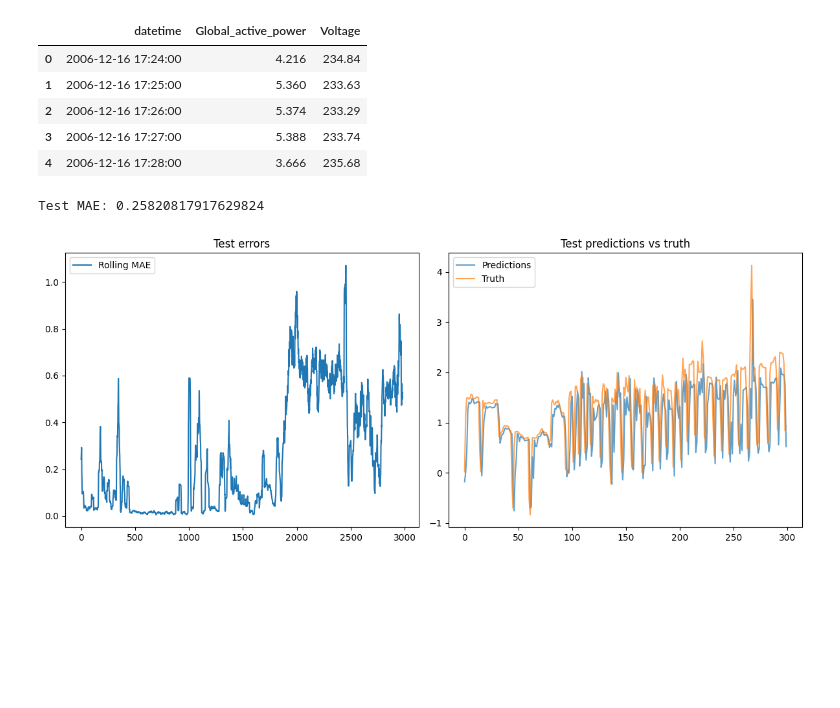
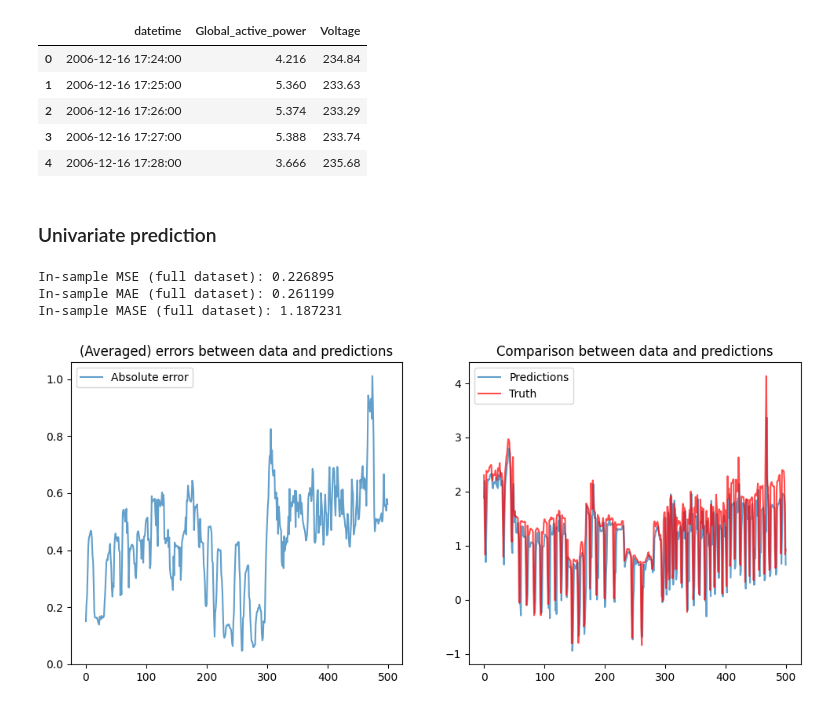
Before and after one commit to raphfaur/ctw, a Jupyter notebook: benchmark_bivariate.ipynb, the cells around one changed output. Cells and saved outputs as stored; diff of their text form; code cells hidden in the pictures; blank space fills up the shorter version.

```diff
--- a/benchmark_bivariate.ipynb
+++ b/benchmark_bivariate.ipynb
@@ -229,76 +225,18 @@ df.head()
 | 2 | 2006-12-16 17:26:00 | 5.374 | 233.29 |
 | 3 | 2006-12-16 17:27:00 | 5.388 | 233.74 |
 | 4 | 2006-12-16 17:28:00 | 3.666 | 235.68 |
+# %% [markdown]
+### Univariate prediction
 # %%
-n_samples = 10_000
-max_depth = 3
-order = 2
-
 seq_x = np.array(df["Global_active_power"][:n_samples], dtype=float)
 seq_y = np.array(df["Voltage"][:n_samples], dtype=float)
 
-# normalisation
-seq_x = (seq_x - np.mean(seq_x)) / np.std(seq_x)
-seq_y = (seq_y - np.mean(seq_y)) / np.std(seq_y)
-
-# split chronologique
-split_idx = int(0.7 * len(seq_x))
-
-x_train, x_test = seq_x[:split_idx], seq_x[split_idx:]
-y_train, y_test = seq_y[:split_idx], seq_y[split_idx:]
-qx = np.quantile(x_train, [0.33, 0.66])
-qy = np.quantile(y_train, [0.33, 0.66])
-thresholds = np.array([qx, qy], dtype=float)
-
-bq = BivariateQuantizer(thresholds=thresholds)
-tree = BivariateARTree(order=order, max_depth=max_depth, quantizer=bq, beta=0.5)
-
-# train
-for x_i, y_i in zip(x_train, y_train):
-    tree.observe(x_i, y_i)
-
-predictions = []
-actuals = []
-
-for x_i, y_i in zip(x_test, y_test):
-    history = np.array([
-        tree._x[-max_depth:],
-        tree._y[-max_depth:]
-    ], dtype=float)
-
-    pred = tree.predict(history)
-    predictions.append(pred)
-    actuals.append(x_i)
-
-    # mise à jour online avec la vraie observation test
-    tree.observe(x_i, y_i)
-
-errors = np.abs(np.array(predictions) - np.array(actuals))
-mae = errors.mean()
-print("Test MAE:", mae)
-
-
-window = 20
-error_avg = np.convolve(errors, np.ones(window) / window, mode="valid")
-
-plt.figure(figsize=(12, 5))
-
-plt.subplot(1, 2, 1)
-plt.plot(error_avg, label="Rolling MAE")
-plt.legend()
-plt.title("Test errors")
-
-plt.subplot(1, 2, 2)
-plt.plot(predictions[-300:], label="Predictions", alpha=0.7)
-plt.plot(actuals[-300:], label="Truth", alpha=0.7)
-plt.legend()
-plt.title("Test predictions vs truth")
-
-plt.tight_layout()
-plt.show()
+predict_bivariate(seq_x,seq_y)
 # %% [output]
-Test MAE: 0.25820817917629824
+In-sample MSE (full dataset): 0.226895
+In-sample MAE (full dataset): 0.261199
+In-sample MASE (full dataset): 1.187231
-[figure, old version]
+[figure, new version]
 # %%
 predictions = []
 actuals = []
```
Also changed, not shown: parts of 33 cells of this notebook, 2 other files.
